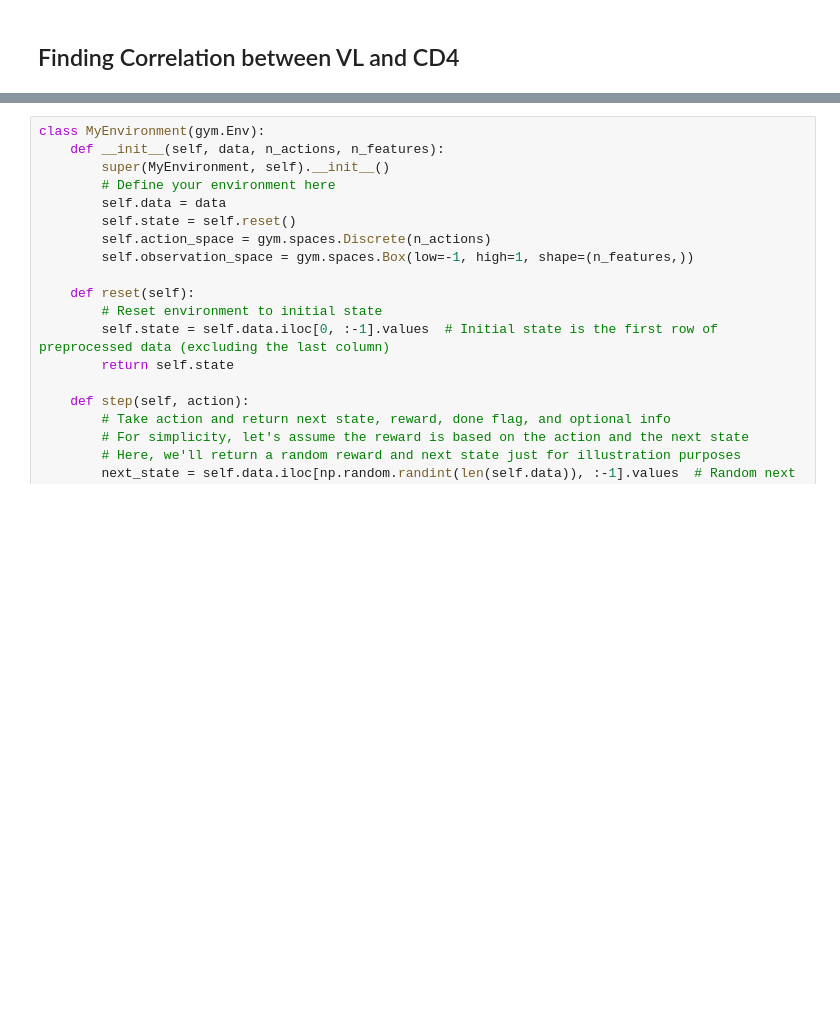
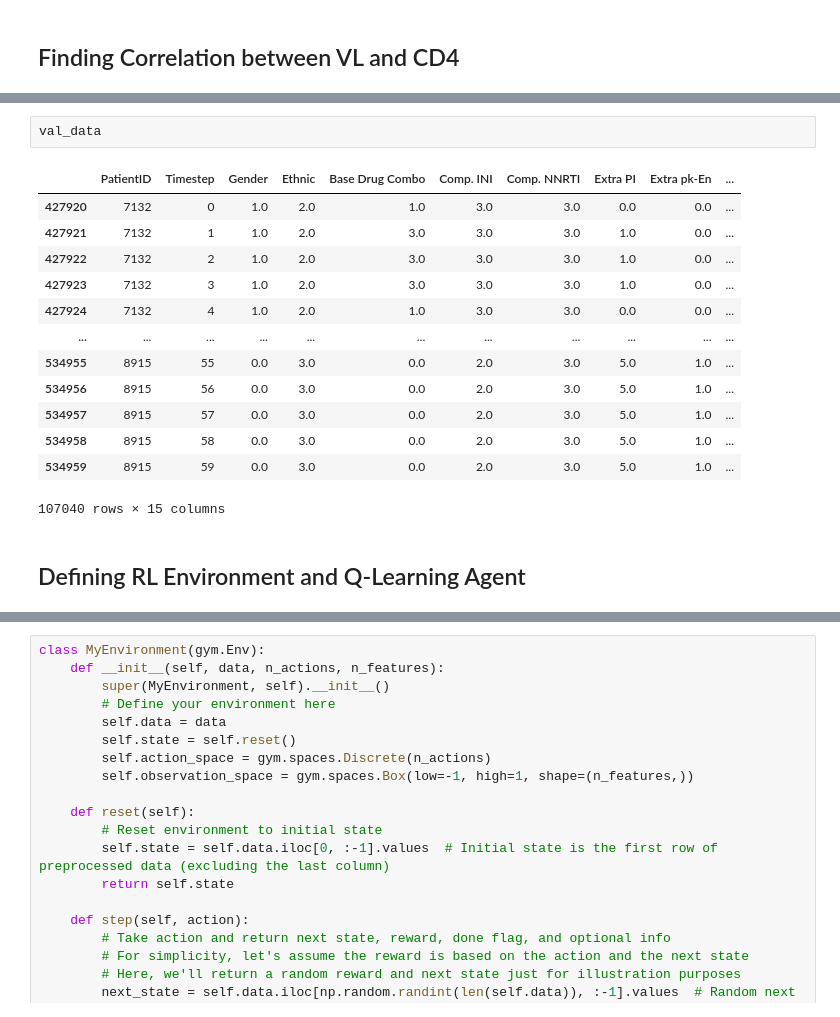
Before and after one commit to e-mny/MLDA_DocDiagx, a Jupyter notebook: MLDA_BabyBoss.ipynb, the cells around one changed output, grey strips where cells are left out. Cells and saved outputs as stored; diff of their text form; blank space fills up the shorter version.

```diff
--- a/MLDA_BabyBoss.ipynb
+++ b/MLDA_BabyBoss.ipynb
@@ -292,0 +354,18 @@ print("Average correlation coefficient:", average_correlation)
+# %%
+val_data
+# %% [output]
+|  | PatientID | Timestep | Gender | Ethnic | Base Drug Combo | Comp. INI | Comp. NNRTI | Extra PI | Extra pk-En | ... |
+| 427920 | 7132 | 0 | 1.0 | 2.0 | 1.0 | 3.0 | 3.0 | 0.0 | 0.0 | ... |
+| 427921 | 7132 | 1 | 1.0 | 2.0 | 3.0 | 3.0 | 3.0 | 1.0 | 0.0 | ... |
+| 427922 | 7132 | 2 | 1.0 | 2.0 | 3.0 | 3.0 | 3.0 | 1.0 | 0.0 | ... |
+| 427923 | 7132 | 3 | 1.0 | 2.0 | 3.0 | 3.0 | 3.0 | 1.0 | 0.0 | ... |
+| 427924 | 7132 | 4 | 1.0 | 2.0 | 1.0 | 3.0 | 3.0 | 0.0 | 0.0 | ... |
+| ... | ... | ... | ... | ... | ... | ... | ... | ... | ... | ... |
+| 534955 | 8915 | 55 | 0.0 | 3.0 | 0.0 | 2.0 | 3.0 | 5.0 | 1.0 | ... |
+| 534956 | 8915 | 56 | 0.0 | 3.0 | 0.0 | 2.0 | 3.0 | 5.0 | 1.0 | ... |
+| 534957 | 8915 | 57 | 0.0 | 3.0 | 0.0 | 2.0 | 3.0 | 5.0 | 1.0 | ... |
+| 534958 | 8915 | 58 | 0.0 | 3.0 | 0.0 | 2.0 | 3.0 | 5.0 | 1.0 | ... |
+| 534959 | 8915 | 59 | 0.0 | 3.0 | 0.0 | 2.0 | 3.0 | 5.0 | 1.0 | ... |
+107040 rows × 15 columns
+# %% [markdown]
+## Defining RL Environment and Q-Learning Agent
```
Also changed, not shown: parts of 16 cells of this notebook.
